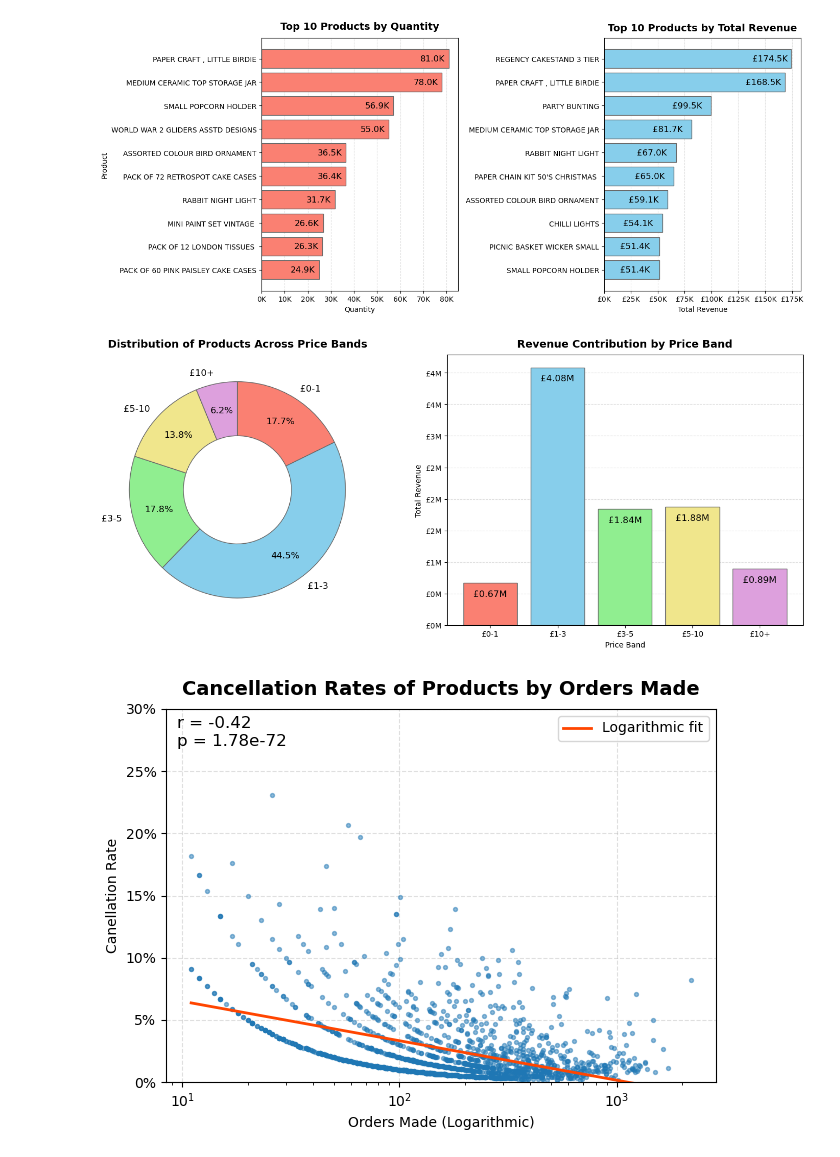
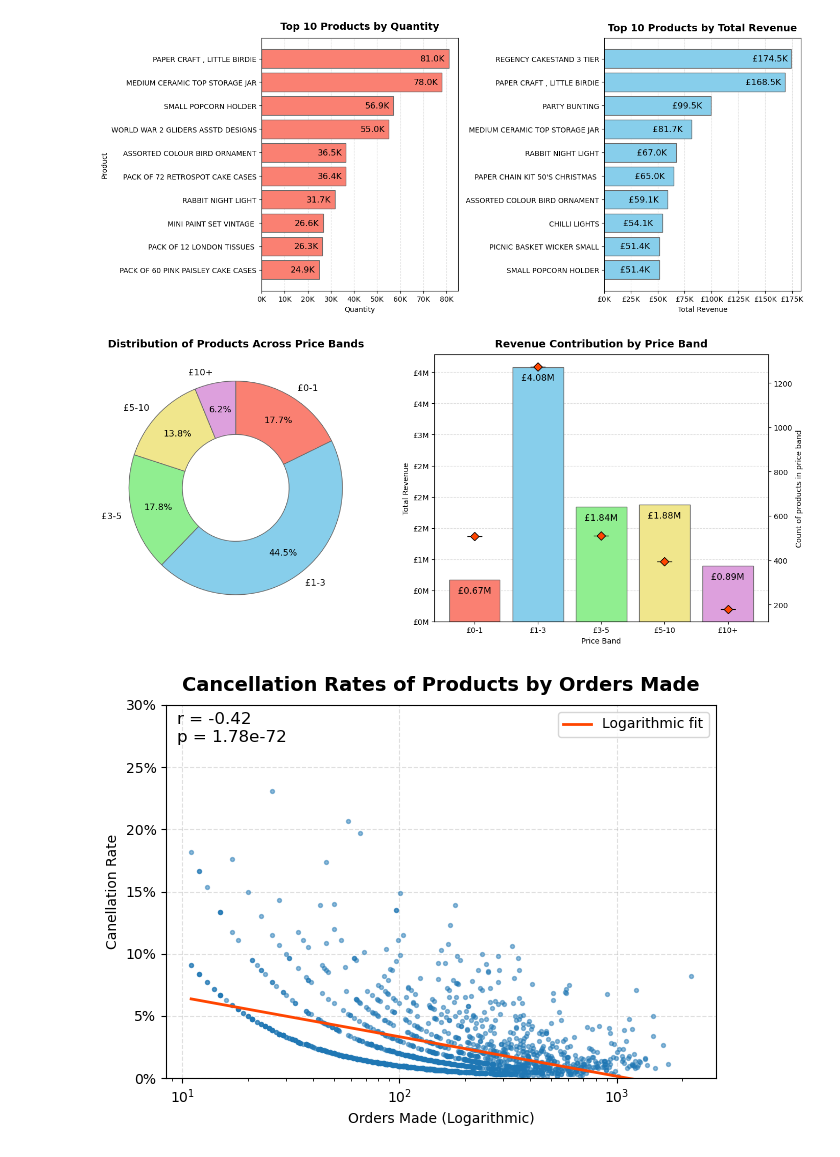
Before and after one commit to EdwardHowell627/Python_Online_Sales_Analysis, a Jupyter notebook: analysis/1_products.ipynb, the cells around one changed output. Drawn from its saved outputs; the diff is of its cells as text; code cells hidden in the pictures.

Commit message:
added new axis to chart 2

```diff
--- a/analysis/1_products.ipynb
+++ b/analysis/1_products.ipynb
@@ -118,34 +118,41 @@ ax[0].pie(
     labels=price_counts.index,
     startangle=90,
     counterclock=False,
     autopct='%1.1f%%',
     pctdistance=0.75,
     colors=colors,
     wedgeprops={'edgecolor': 'dimgrey', 'width': 0.5},
     textprops={'size':'large'}
 )
 ax[0].set_title('Distribution of Products Across Price Bands', weight='bold', fontsize=14,pad=10)
 
 
 ## Revenue distribution bar chart
 bars1 = ax[1].bar(height=price_grouped, x=price_grouped.index, color=colors, edgecolor='dimgrey')
 
 ax[1].grid(axis='y', linestyle='--', alpha=0.4)
 ax[1].set_axisbelow(True)
 
 ax[1].yaxis.set_major_formatter(FuncFormatter(lambda y, _: f'£{y/1000000:.0f}M'))
 ax[1].bar_label(bars1, labels=[f'£{y/1000000:.2f}M' for y in price_grouped], padding=-20, fontsize='12')
 
 ax[1].set_ylabel('Total Revenue')
 ax[1].set_xlabel('Price Band')
 ax[1].set_title('Revenue Contribution by Price Band', weight='bold', fontsize=14,pad=10)
 
 
+## Product count point
+ax3 = ax[1].twinx()
+ax3.plot(price_counts, marker='_', color='orangered', linestyle='None', markeredgecolor='black', ms=20)
+ax3.plot(price_counts, marker='D', color='orangered', linestyle='None', markeredgecolor='black', ms=8)
+ax3.set_ylabel('Count of Products in Price Band')
+
+
 ## Finish
 fig.tight_layout()
 plt.savefig('../assets/2_PriceBandAnalysis.png', dpi=200)
 # %% [output]
-[figure, old version]
+[figure, new version]
 # %%
 ### Cancellation Analysis
 
```
Also changed, not shown: 2 other files.
